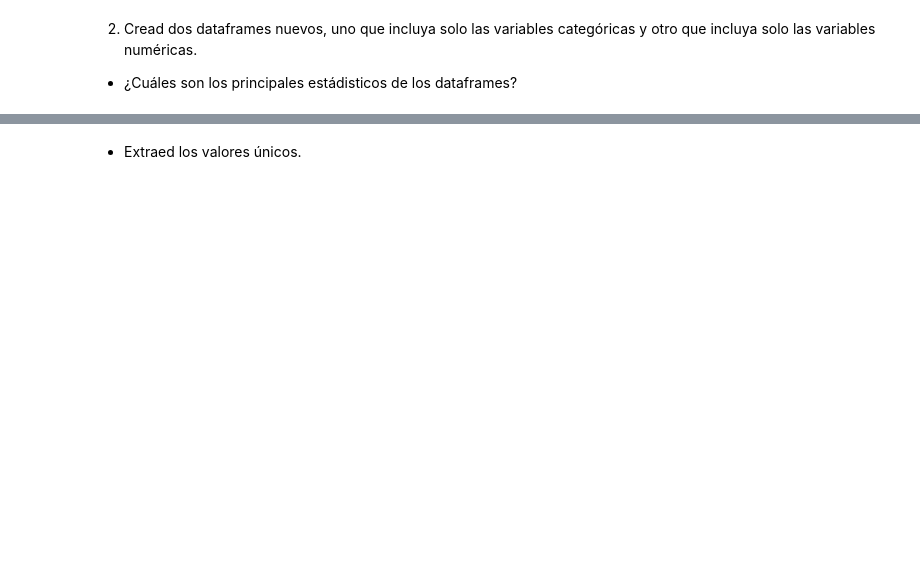
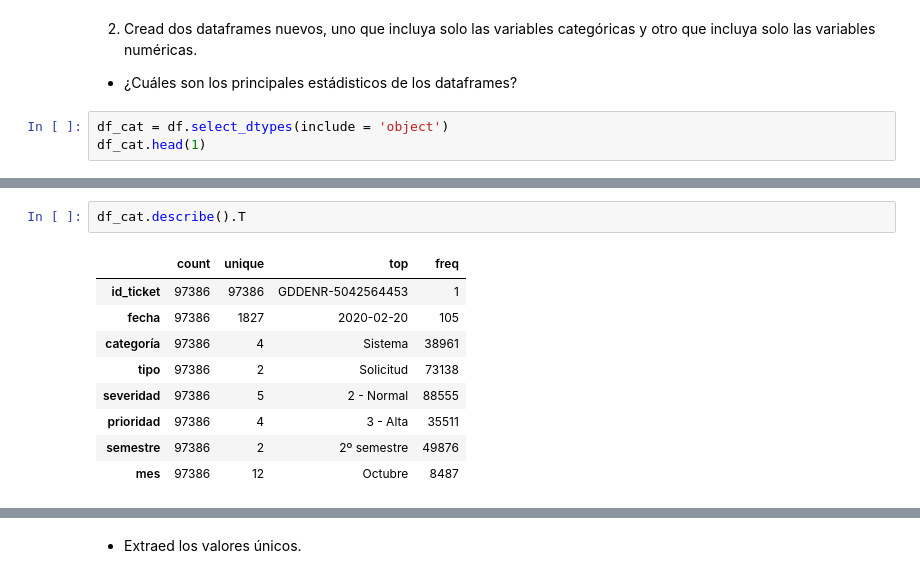
Before and after one commit to Adalab/EDA-y-ETL, a Jupyter notebook: eda/eda-I.ipynb, the cells around one changed output, grey strips where cells are left out. Cells and saved outputs as stored; diff of their text form; blank space fills up the shorter version.

```diff
--- a/eda/eda-I.ipynb
+++ b/eda/eda-I.ipynb
@@ -24,3 +101,6 @@
 2. Cread dos dataframes nuevos, uno que incluya solo las variables categóricas y otro que incluya solo las variables numéricas.
 
 - ¿Cuáles son los principales estádisticos de los dataframes?
+# %%
+df_cat = df.select_dtypes(include = 'object')
+df_cat.head(1)
@@ -26,0 +116,12 @@
+# %%
+df_cat.describe().T
+# %% [output]
+|  | count | unique | top | freq |
+| id_ticket | 97386 | 97386 | GDDENR-5042564453 | 1 |
+| fecha | 97386 | 1827 | 2020-02-20 | 105 |
+| categoría | 97386 | 4 | Sistema | 38961 |
+| tipo | 97386 | 2 | Solicitud | 73138 |
+| severidad | 97386 | 5 | 2 - Normal | 88555 |
+| prioridad | 97386 | 4 | 3 - Alta | 35511 |
+| semestre | 97386 | 2 | 2º semestre | 49876 |
+| mes | 97386 | 12 | Octubre | 8487 |
```
Also changed, not shown: parts of 19 cells of this notebook, 1 other file.
